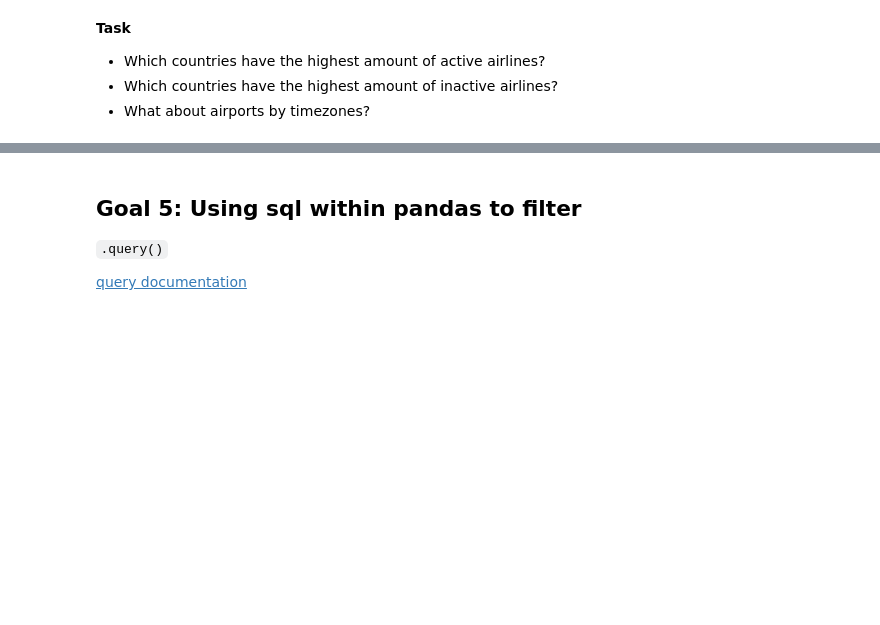
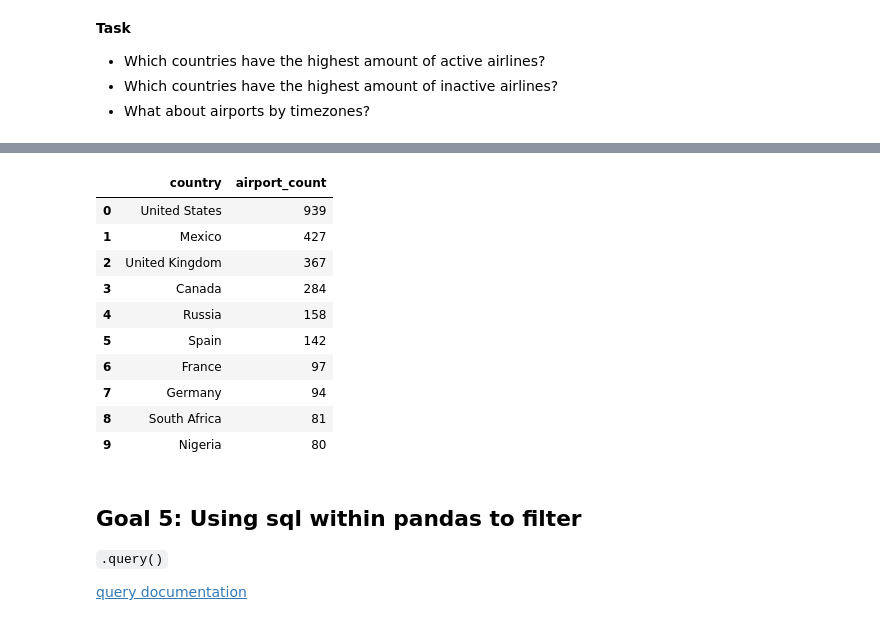
Before and after one commit to dalayne95/dc-ds-111819, a Jupyter notebook: module-2/day-1-sql/sql-to-pandas.ipynb, the cells around one changed output, grey strips where cells are left out. Drawn from its saved outputs; the diff is of its cells as text; code cells hidden in the pictures; blank space fills up the shorter version.

```diff
--- a/module-2/day-1-sql/sql-to-pandas.ipynb
+++ b/module-2/day-1-sql/sql-to-pandas.ipynb
@@ -401,3 +489,29 @@ con.close()
+# %%
+import pandas as pd
+pd.read_sql("""
+SELECT
+    country
+    , count(*) AS airport_count
+FROM airlines
+WHERE active = 'N'
+GROUP BY country
+ORDER BY count(*) DESC
+LIMIT 10
+-- your code here;
+-- your code here;
+""", con)
+# %% [output]
+|  | country | airport_count |
+| 0 | United States | 939 |
+| 1 | Mexico | 427 |
+| 2 | United Kingdom | 367 |
+| 3 | Canada | 284 |
+| 4 | Russia | 158 |
+| 5 | Spain | 142 |
+| 6 | France | 97 |
+| 7 | Germany | 94 |
+| 8 | South Africa | 81 |
+| 9 | Nigeria | 80 |
 # %% [markdown]
 ## Goal 5: Using sql within pandas to filter
 
```
Also changed, not shown: parts of 14 cells of this notebook.
